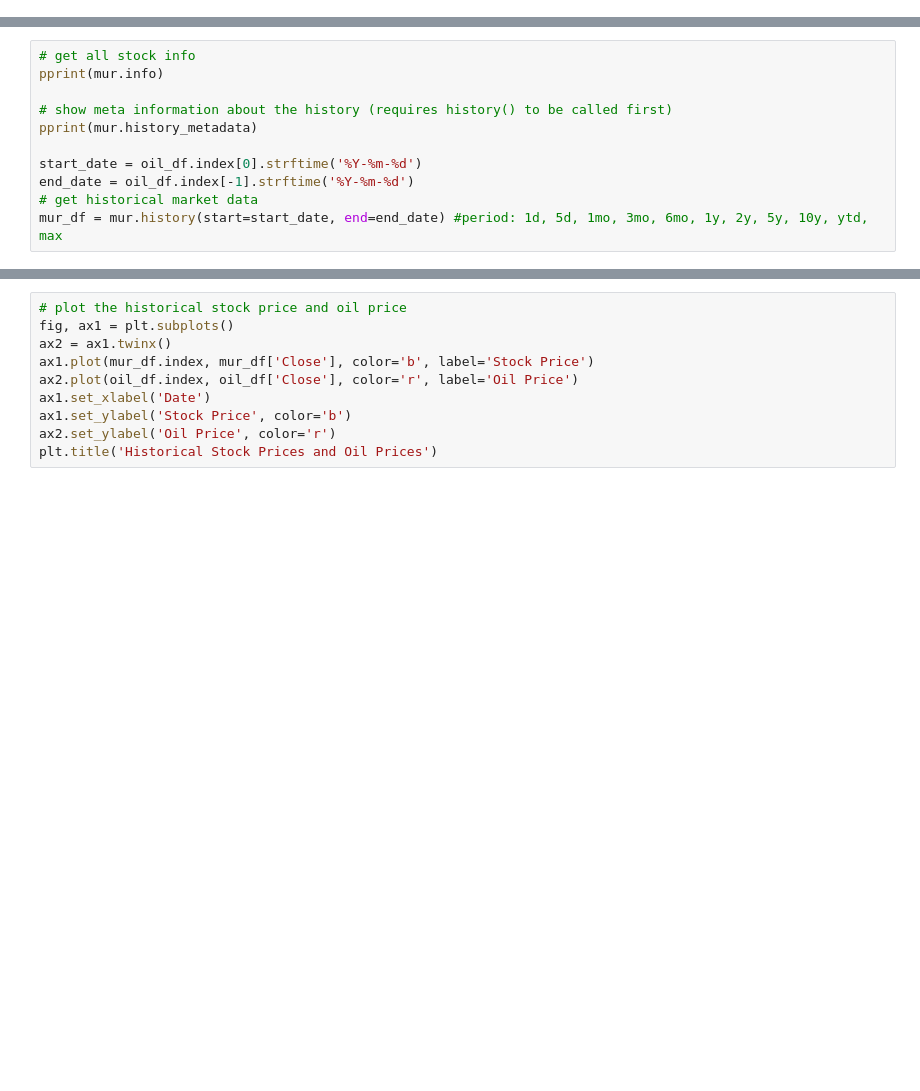
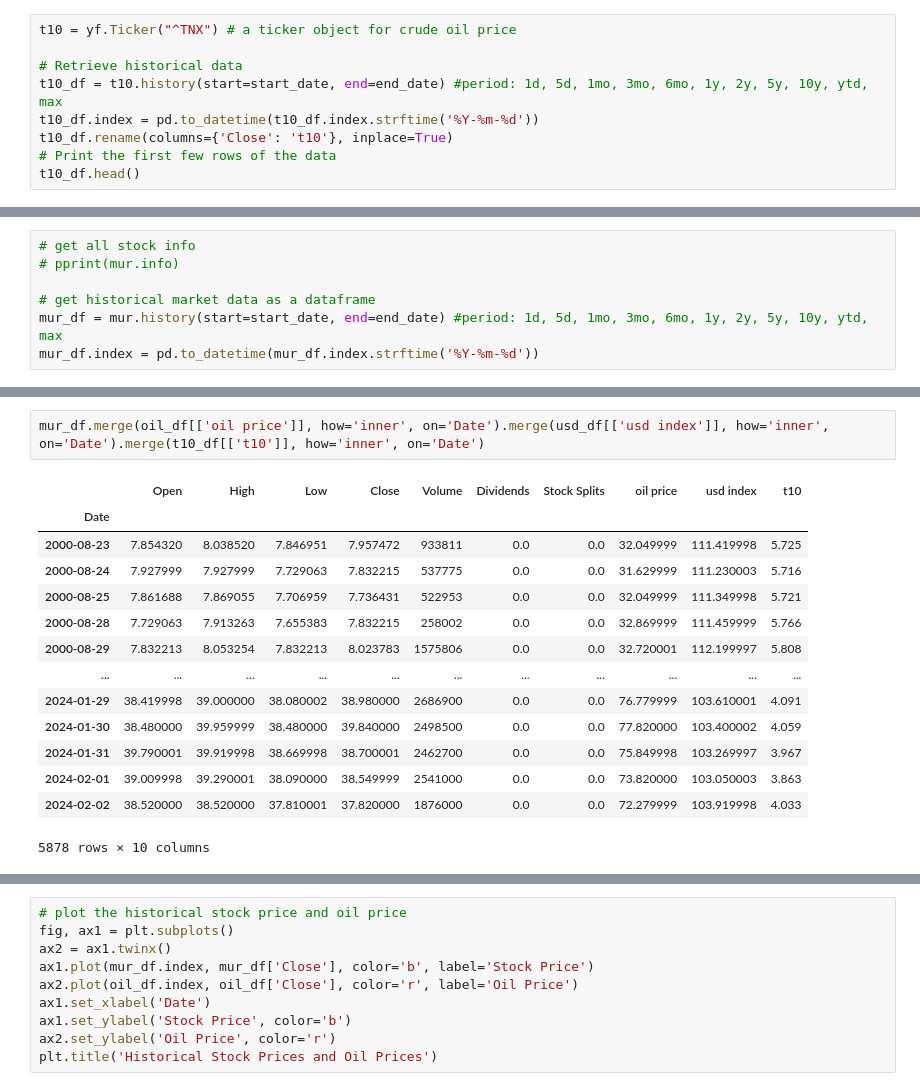
Before and after one commit to qq7933086/Finance-Analytics, a Jupyter notebook: notebooks/data_analytics.ipynb, the cells around one changed output, grey strips where cells are left out. Cells and saved outputs as stored; diff of their text form; blank space fills up the shorter version.

```diff
--- a/notebooks/data_analytics.ipynb
+++ b/notebooks/data_analytics.ipynb
@@ -35,0 +82,9 @@ Date
+# %%
+t10 = yf.Ticker("^TNX") # a ticker object for crude oil price
+
+# Retrieve historical data
+t10_df = t10.history(start=start_date, end=end_date) #period: 1d, 5d, 1mo, 3mo, 6mo, 1y, 2y, 5y, 10y, ytd, max
+t10_df.index = pd.to_datetime(t10_df.index.strftime('%Y-%m-%d'))
+t10_df.rename(columns={'Close': 't10'}, inplace=True)
+# Print the first few rows of the data
+t10_df.head()
@@ -62,12 +121,8 @@ Name: Dividends, Length: 164, dtype: float64 Date
 Name: Stock Splits, dtype: float64
 # %%
 # get all stock info
-pprint(mur.info)
+# pprint(mur.info)
 
-# show meta information about the history (requires history() to be called first)
-pprint(mur.history_metadata)
-
-start_date = oil_df.index[0].strftime('%Y-%m-%d')
-end_date = oil_df.index[-1].strftime('%Y-%m-%d')
-# get historical market data
+# get historical market data as a dataframe
 mur_df = mur.history(start=start_date, end=end_date) #period: 1d, 5d, 1mo, 3mo, 6mo, 1y, 2y, 5y, 10y, ytd, max
+mur_df.index = pd.to_datetime(mur_df.index.strftime('%Y-%m-%d'))
@@ -120,0 +139,17 @@ mur.quarterly_cashflow
+# %%
+mur_df.merge(oil_df[['oil price']], how='inner', on='Date').merge(usd_df[['usd index']], how='inner', on='Date').merge(t10_df[['t10']], how='inner', on='Date')
+# %% [output]
+|  | Open | High | Low | Close | Volume | Dividends | Stock Splits | oil price | usd index | t10 |
+| Date |  |  |  |  |  |  |  |  |  |  |
+| 2000-08-23 | 7.854320 | 8.038520 | 7.846951 | 7.957472 | 933811 | 0.0 | 0.0 | 32.049999 | 111.419998 | 5.725 |
+| 2000-08-24 | 7.927999 | 7.927999 | 7.729063 | 7.832215 | 537775 | 0.0 | 0.0 | 31.629999 | 111.230003 | 5.716 |
+| 2000-08-25 | 7.861688 | 7.869055 | 7.706959 | 7.736431 | 522953 | 0.0 | 0.0 | 32.049999 | 111.349998 | 5.721 |
+| 2000-08-28 | 7.729063 | 7.913263 | 7.655383 | 7.832215 | 258002 | 0.0 | 0.0 | 32.869999 | 111.459999 | 5.766 |
+| 2000-08-29 | 7.832213 | 8.053254 | 7.832213 | 8.023783 | 1575806 | 0.0 | 0.0 | 32.720001 | 112.199997 | 5.808 |
+| ... | ... | ... | ... | ... | ... | ... | ... | ... | ... | ... |
+| 2024-01-29 | 38.419998 | 39.000000 | 38.080002 | 38.980000 | 2686900 | 0.0 | 0.0 | 76.779999 | 103.610001 | 4.091 |
+| 2024-01-30 | 38.480000 | 39.959999 | 38.480000 | 39.840000 | 2498500 | 0.0 | 0.0 | 77.820000 | 103.400002 | 4.059 |
+| 2024-01-31 | 39.790001 | 39.919998 | 38.669998 | 38.700001 | 2462700 | 0.0 | 0.0 | 75.849998 | 103.269997 | 3.967 |
+| 2024-02-01 | 39.009998 | 39.290001 | 38.090000 | 38.549999 | 2541000 | 0.0 | 0.0 | 73.820000 | 103.050003 | 3.863 |
+| 2024-02-02 | 38.520000 | 38.520000 | 37.810001 | 37.820000 | 1876000 | 0.0 | 0.0 | 72.279999 | 103.919998 | 4.033 |
+5878 rows × 10 columns
```
Also changed, not shown: parts of 25 cells of this notebook, 2 other files.
